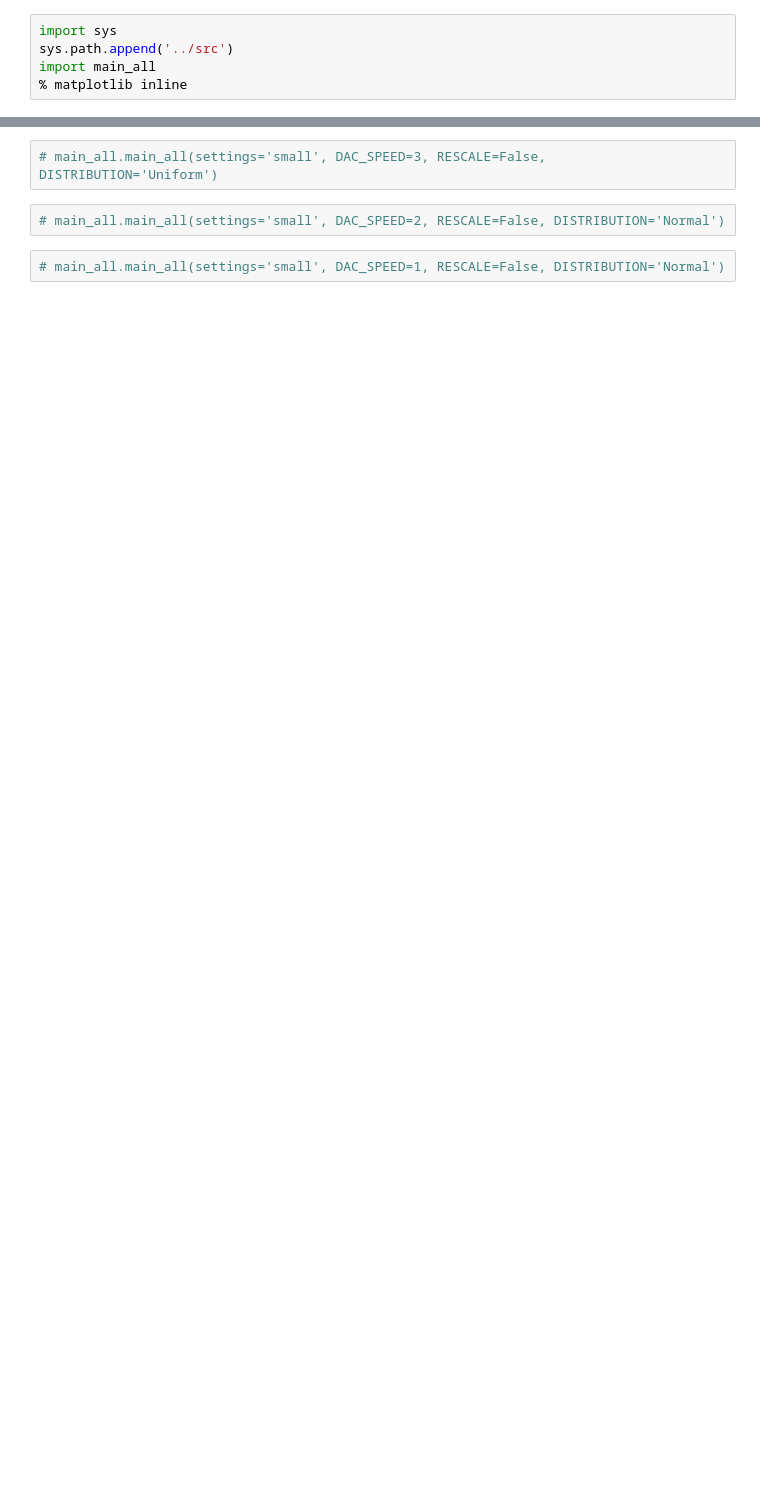
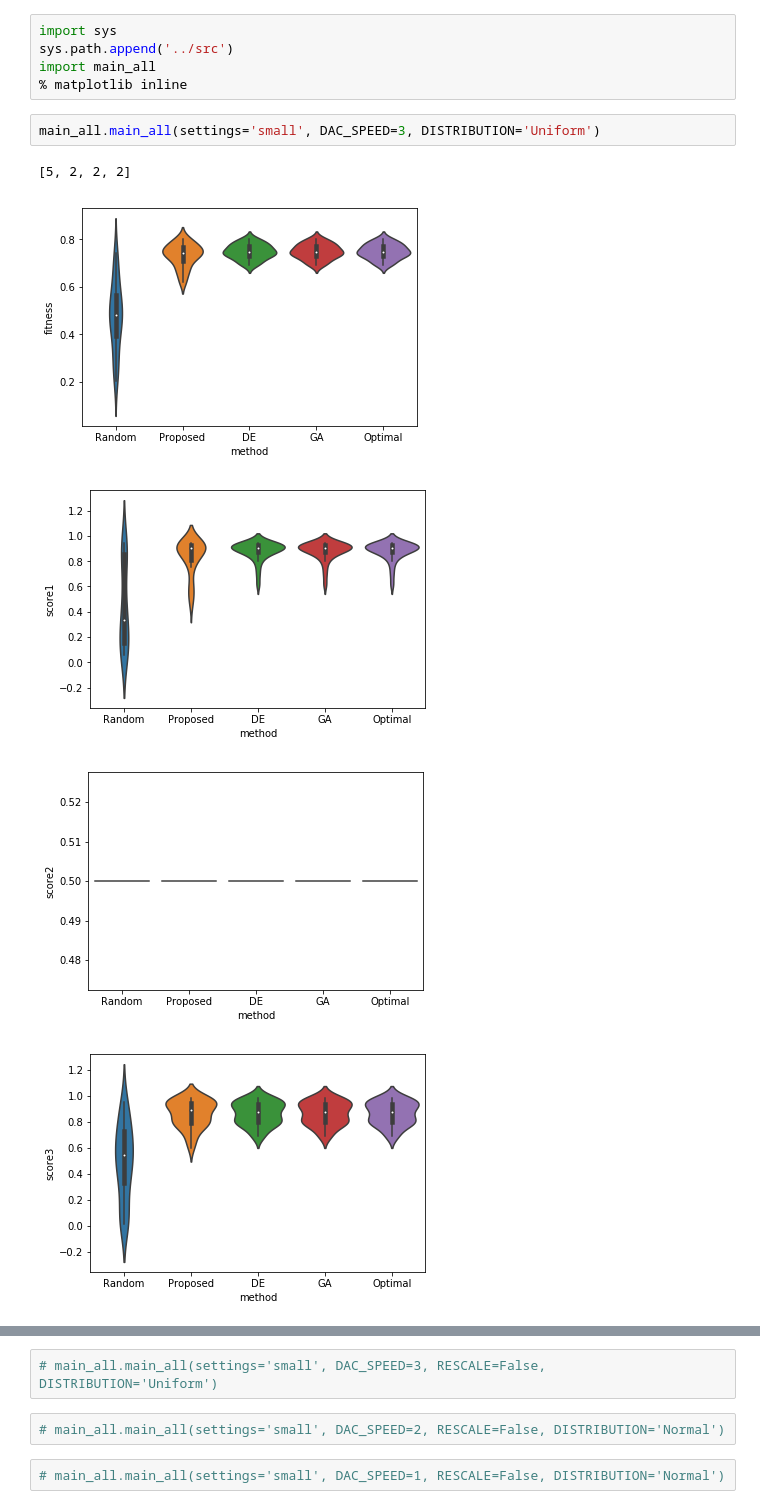
Before and after one commit to omid55/multi_team_formation, a Jupyter notebook: codes/notebooks/runs_of_main_all-smallproblems.ipynb, the cells around one changed output, grey strips where cells are left out. Drawn from its saved outputs; the diff is of its cells as text; blank space fills up the shorter version.

```diff
--- a/codes/notebooks/runs_of_main_all-smallproblems.ipynb
+++ b/codes/notebooks/runs_of_main_all-smallproblems.ipynb
@@ -3,3 +3,11 @@ import sys
 sys.path.append('../src')
 import main_all
 % matplotlib inline
+# %%
+main_all.main_all(settings='small', DAC_SPEED=3, DISTRIBUTION='Uniform')
+# %% [output]
+[5, 2, 2, 2]
+[figure, added]
+[figure, added]
+[figure, added]
+[figure, added]
```
Also changed, not shown: parts of 2 cells of this notebook, 7 other files.
